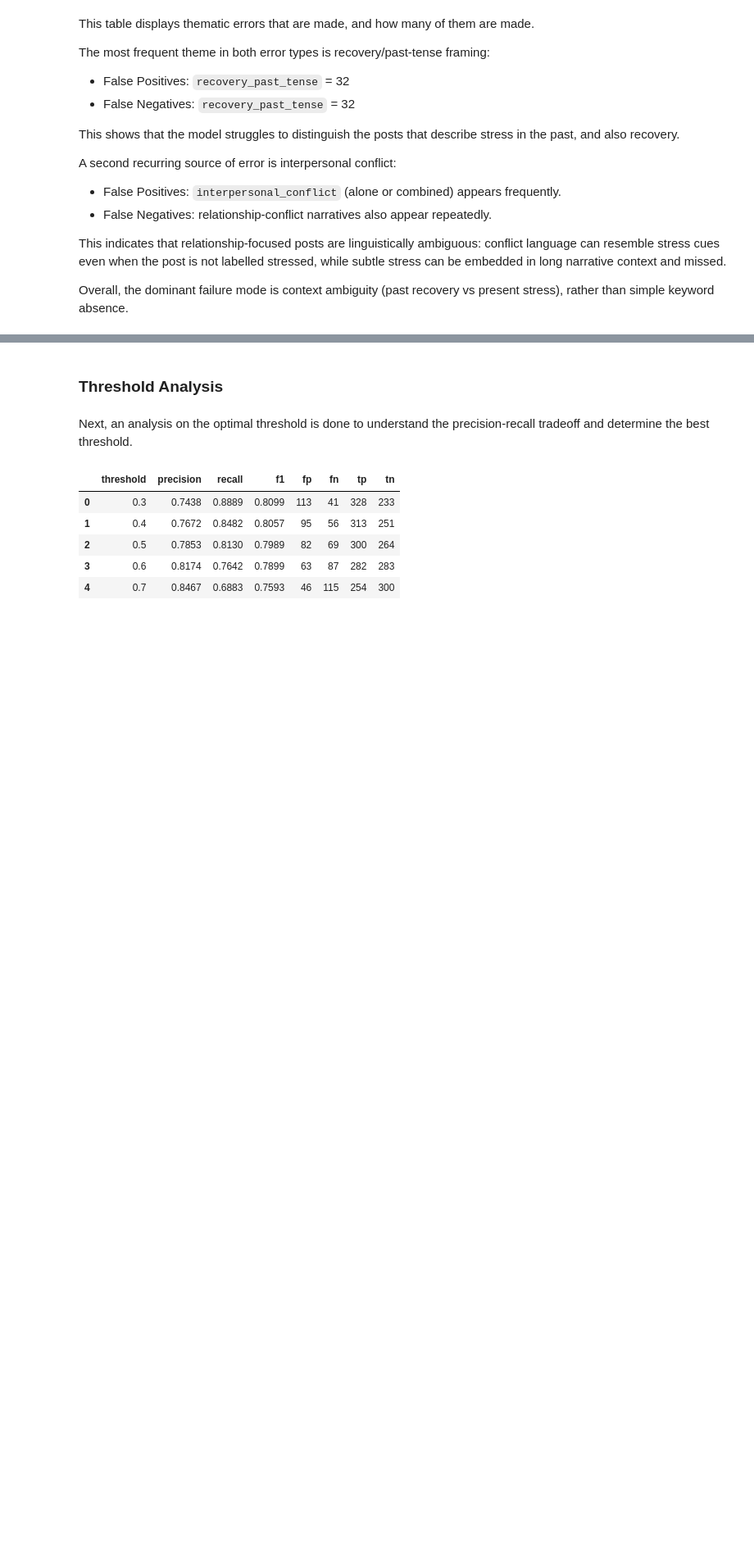
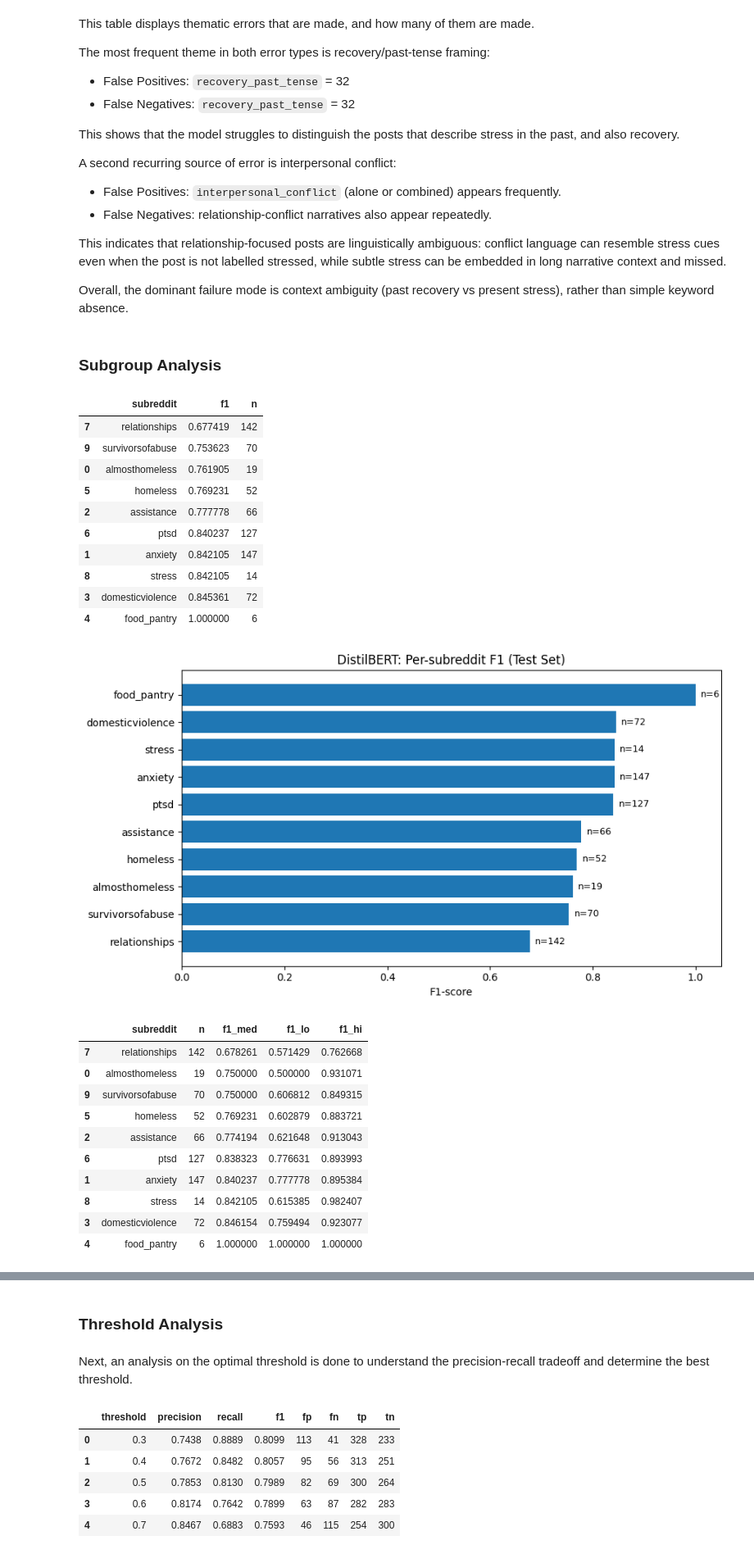
Before and after one commit to nodokak1/DSA4262, a Jupyter notebook: Assignment_2/Assignment2.ipynb, the cells around one changed output, grey strips where cells are left out. Shown at 82% size. Saved outputs shown, nothing was run; the diff lists cells and outputs as text; code cells hidden in the pictures; blank space fills up the shorter version.

```diff
--- a/Assignment_2/Assignment2.ipynb
+++ b/Assignment_2/Assignment2.ipynb
@@ -589,3 +616,11 @@ This SHAP plot explains one DistilBERT prediction for the **Stressed** class.
 - The farther a bar is from zero, the stronger that token’s influence on this specific prediction.
 
 Overall, the model appears to rely on emotionally loaded or conflict-related language as stress signals, while neutral/contextual terms pull the prediction downward.Some tokens (e.g., punctuation like “,” or “/”) are tokenization artifacts, so SHAP is interpreted as approximate local evidence rather than causal proof.
+# %%
+err = bert_eval_df[bert_eval_df["error_type"] != "Correct"].copy()
+
+fp_text = err[err["error_type"]=="False Positive"].sort_values("confidence", ascending=False).iloc[0]["text"]
+fn_text = err[err["error_type"]=="False Negative"].sort_values("confidence", ascending=False).iloc[0]["text"]
+
+print("FP example:\n", fp_text[:400], "\n")
+print("FN example:\n", fn_text[:400], "\n")
@@ -864,3 +905,71 @@ A second recurring source of error is interpersonal conflict:
 This indicates that relationship-focused posts are linguistically ambiguous: conflict language can resemble stress cues even when the post is not labelled stressed, while subtle stress can be embedded in long narrative context and missed.
 
 Overall, the dominant failure mode is context ambiguity (past recovery vs present stress), rather than simple keyword absence.
+# %% [markdown]
+### Subgroup Analysis
+# %%
+sub_f1 = (
+    bert_eval_df.groupby("subreddit")
+    .apply(lambda g: f1_score(g["label"], g["pred"]))
+    .reset_index(name="f1")
+)
+
+sub_n = bert_eval_df.groupby("subreddit").size().reset_index(name="n")
+
+sub_perf = sub_f1.merge(sub_n, on="subreddit").sort_values("f1")
+display(sub_perf)
+sub_perf_sorted = sub_perf.sort_values("f1")
+
+plt.figure(figsize=(9, 5))
+plt.barh(sub_perf_sorted["subreddit"], sub_perf_sorted["f1"])
+plt.xlabel("F1-score")
+plt.title("DistilBERT: Per-subreddit F1 (Test Set)")
+plt.xlim(0, 1.05)
+
+# annotate n
+for i, row in sub_perf_sorted.reset_index(drop=True).iterrows():
+    plt.text(row["f1"] + 0.01, i, f'n={int(row["n"])}', va="center", fontsize=9)
+
+plt.tight_layout()
+plt.show()
+
+def bootstrap_f1(y_true, y_pred, B=500, seed=42):
+    rng = np.random.default_rng(seed)
+    n = len(y_true)
+    scores = []
+    for _ in range(B):
+        idx = rng.integers(0, n, n)
+        scores.append(f1_score(y_true[idx], y_pred[idx]))
+    return np.percentile(scores, [2.5, 50, 97.5])
+
+rows = []
+for sub, g in bert_eval_df.groupby("subreddit"):
+    ci = bootstrap_f1(g["label"].to_numpy(), g["pred"].to_numpy(), B=500)
+    rows.append({"subreddit": sub, "n": len(g), "f1_med": ci[1], "f1_lo": ci[0], "f1_hi": ci[2]})
+
+ci_df = pd.DataFrame(rows).sort_values("f1_med")
+display(ci_df)
+# %% [output]
+|  | subreddit | f1 | n |
+| 7 | relationships | 0.677419 | 142 |
+| 9 | survivorsofabuse | 0.753623 | 70 |
+| 0 | almosthomeless | 0.761905 | 19 |
+| 5 | homeless | 0.769231 | 52 |
+| 2 | assistance | 0.777778 | 66 |
+| 6 | ptsd | 0.840237 | 127 |
+| 1 | anxiety | 0.842105 | 147 |
+| 8 | stress | 0.842105 | 14 |
+| 3 | domesticviolence | 0.845361 | 72 |
+| 4 | food_pantry | 1.000000 | 6 |
+[figure, added]
+|  | subreddit | n | f1_med | f1_lo | f1_hi |
+| 7 | relationships | 142 | 0.678261 | 0.571429 | 0.762668 |
+| 0 | almosthomeless | 19 | 0.750000 | 0.500000 | 0.931071 |
+| 9 | survivorsofabuse | 70 | 0.750000 | 0.606812 | 0.849315 |
+| 5 | homeless | 52 | 0.769231 | 0.602879 | 0.883721 |
+| 2 | assistance | 66 | 0.774194 | 0.621648 | 0.913043 |
+| 6 | ptsd | 127 | 0.838323 | 0.776631 | 0.893993 |
+| 1 | anxiety | 147 | 0.840237 | 0.777778 | 0.895384 |
+| 8 | stress | 14 | 0.842105 | 0.615385 | 0.982407 |
+| 3 | domesticviolence | 72 | 0.846154 | 0.759494 | 0.923077 |
+| 4 | food_pantry | 6 | 1.000000 | 1.000000 | 1.000000 |
```
Also changed, not shown: parts of 6 cells of this notebook.
